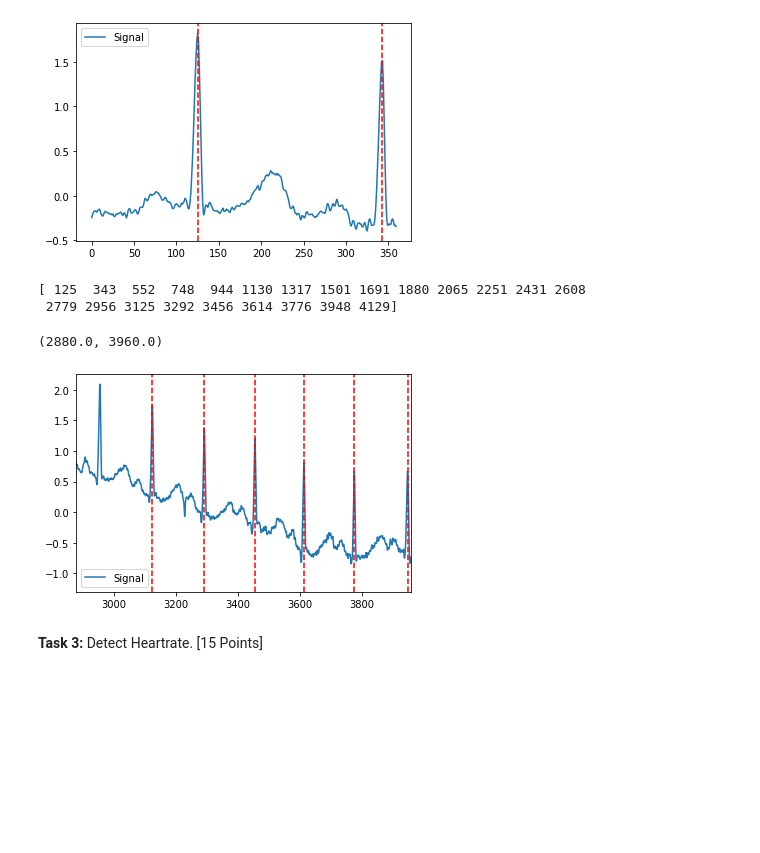
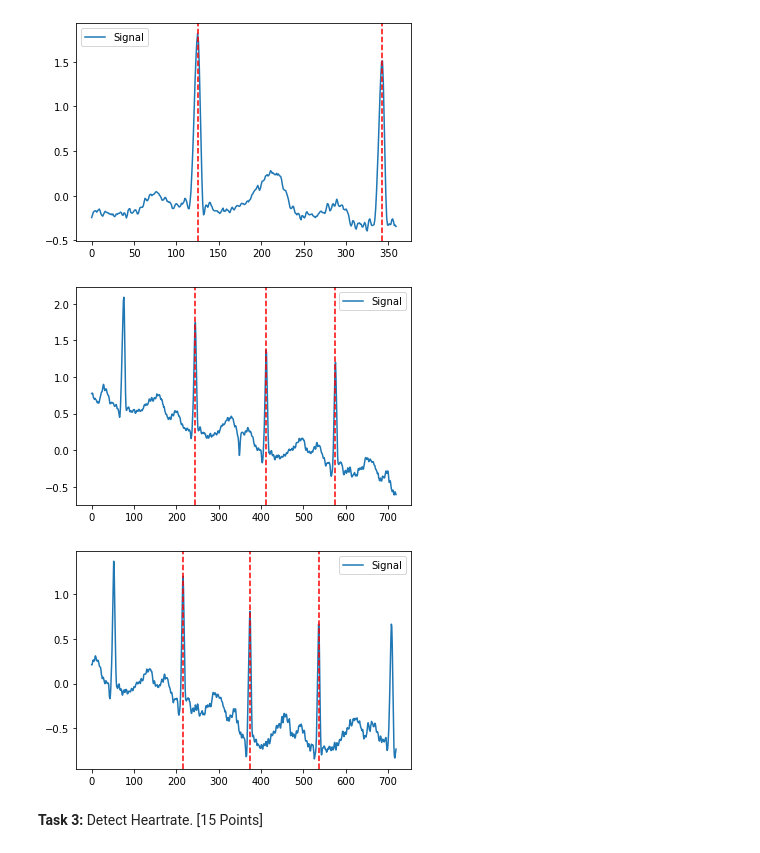
Before and after one commit to bostongfx/cs480student_2021, a Jupyter notebook: Copy_of_CS480_Assignment_1.ipynb, the cells around one changed output. Cells and saved outputs as stored; diff of their text form; code cells hidden in the pictures; blank space fills up the shorter version.

```diff
--- a/Copy_of_CS480_Assignment_1.ipynb
+++ b/Copy_of_CS480_Assignment_1.ipynb
@@ -24,9 +20,10 @@ dtype('float64')
 # TODO your plotting code goes here
 # please take the sampling rate into account to only plot the range
 # between 9 and 11 seconds
-#SAMPLING_RATE is 360Hz, 360 signal per seconds
-new_range = ecg[8*360 : 11*360 ]
-plt.plot(new_range)
+
+from9to11seconds = ecg[8 * SAMPLING_RATE : 10 * SAMPLING_RATE]
+from10to12seconds = ecg[9 * SAMPLING_RATE : 11 * SAMPLING_RATE]
+plt.plot(from9to11seconds)
 plt.ylabel("Volage (mV)")
 plt.xlabel("Second(s)")
 
@@ -37,5 +34,12 @@ plt.xlabel("Second(s)")
 #plt.xlabel("Second")
 #plt.ylabel("Voltage (-mV)")
 #plt.xlim(9,11)
+#ecg[0:360] #first second of ecg
+#first two second , 1 second contains 360 samples
+#ecg[0 : 720]
+#only second number 2
+#ecg[360 * 1: 360 * 2]
+#only second number 3
+#ecg[360 * 2: 360 * 3]
 # %% [output]
 Text(0.5, 0, 'Second(s)')
@@ -102,20 +99,18 @@ plot = nk.events_plot(rpeaks['ECG_R_Peaks'][0:2], ecg[0:SAMPLING_RATE])
 # %%
 # TODO Can you write code to plot the R spikes between 9 and 11 seconds?
 # Hint: one solution could be to just detect peaks in the range you specified for Task 1
 # Hint 2: you might need to extend the range by +- 1 second to see the five peaks from Task 1
-
-print(rpeaks['ECG_R_Peaks'][0:23]) #range of second 9 - 11 from 9*360 =3240 -> 11*360 = 3960
-#so rpeaks['ECG_R_Peaks'][16:23]
-data = ecg[9*360 : 11 * 360] # 9 - 11 seconds
-start = 8 * SAMPLING_RATE
-end = 11 * SAMPLING_RATE
-plot2 = nk.events_plot(rpeaks['ECG_R_Peaks'][16:23] , ecg[0 : end])
-plt.xlim(start, end)
+#from 9 to 11 seconds
+_, rpeaks = nk.ecg_peaks(from9to11seconds, sampling_rate=SAMPLING_RATE)
+plot2 = nk.events_plot(rpeaks['ECG_R_Peaks'][:5] , from9to11seconds[:1000])
 # %% [output]
-[ 125  343  552  748  944 1130 1317 1501 1691 1880 2065 2251 2431 2608
- 2779 2956 3125 3292 3456 3614 3776 3948 4129]
-(2880.0, 3960.0)
-[figure, old version]
+[figure, new version]
+# %%
+#from 10 to 12 seconds
+_, rpeaks = nk.ecg_peaks(from10to12seconds, sampling_rate=SAMPLING_RATE)
+plot3 = nk.events_plot(rpeaks['ECG_R_Peaks'][:5] , from10to12seconds[:1000])
+# %% [output]
+[figure, added]
 # %% [markdown]
 **Task 3:** Detect Heartrate. [15 Points]
 # %%
```
Also changed, not shown: parts of 13 cells of this notebook.
